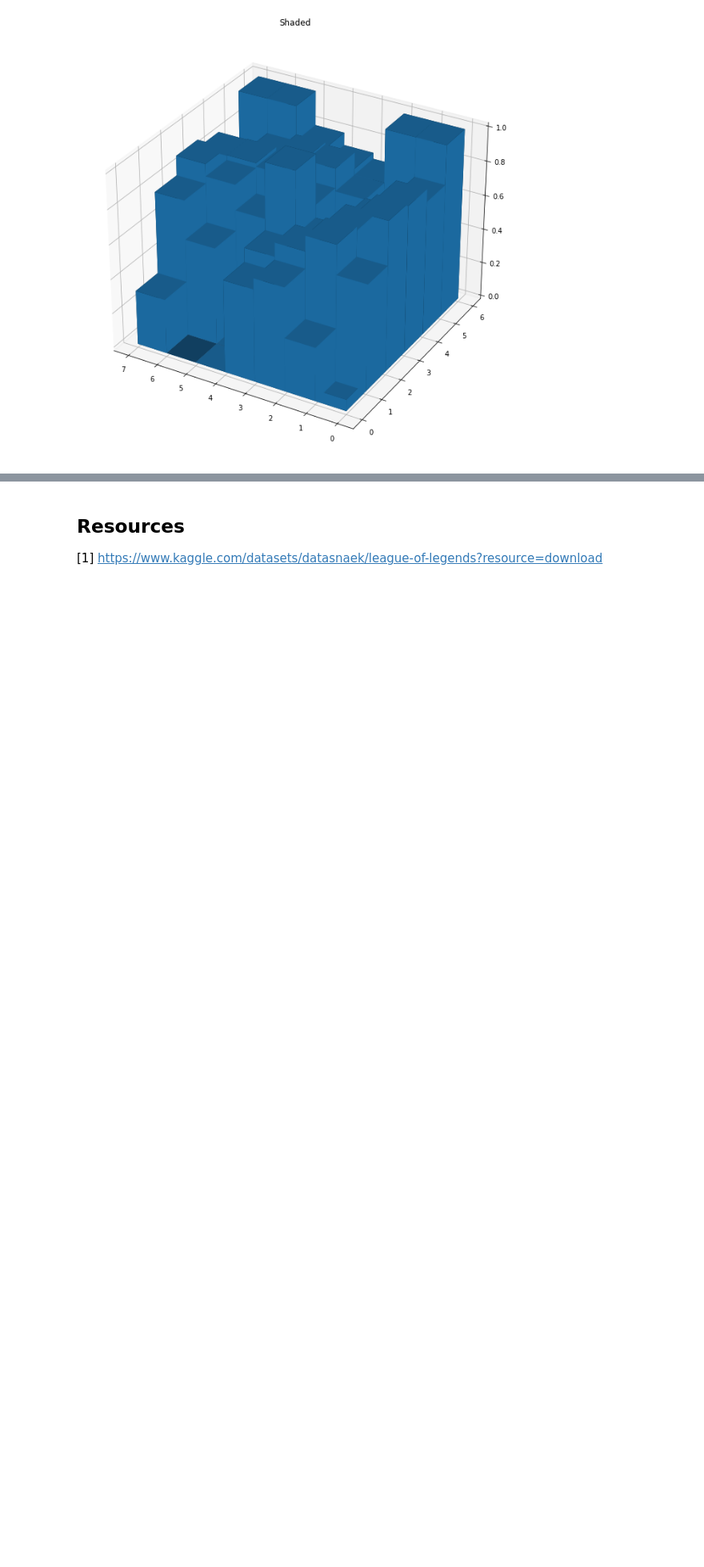
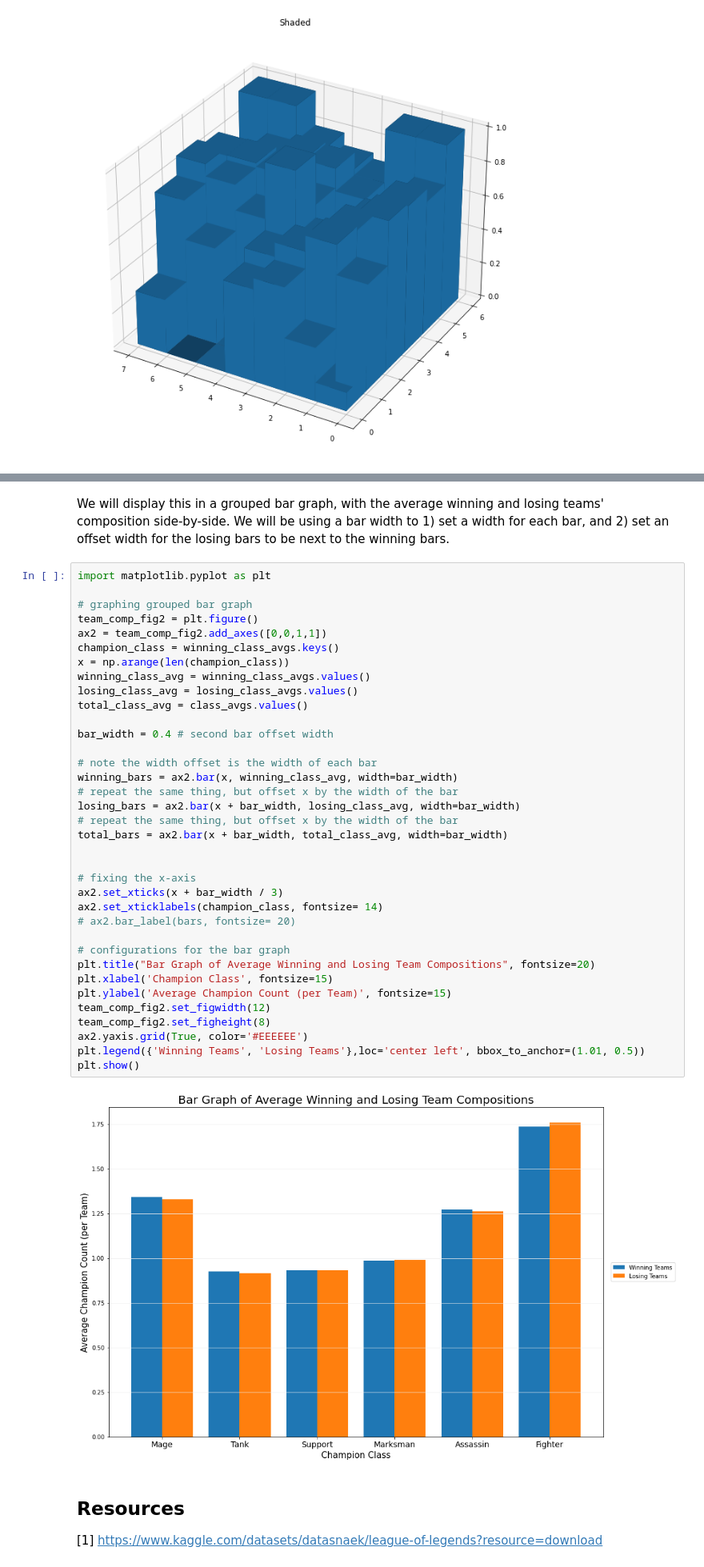
Before and after one commit to aj-sarama/blue-team, a Jupyter notebook: FinalProject.ipynb, the cells around one changed output, grey strips where cells are left out. Shown at 80% size. Cells and saved outputs as stored; diff of their text form; blank space fills up the shorter version.

```diff
--- a/FinalProject.ipynb
+++ b/FinalProject.ipynb
@@ -365,3 +562,43 @@ plt.show()
+# %% [markdown]
+We will display this in a grouped bar graph, with the average winning and losing teams' composition side-by-side. We will be using a bar width to 1) set a width for each bar, and 2) set an offset width for the losing bars to be next to the winning bars.
+# %%
+import matplotlib.pyplot as plt
+
+# graphing grouped bar graph
+team_comp_fig2 = plt.figure()
+ax2 = team_comp_fig2.add_axes([0,0,1,1])
+champion_class = winning_class_avgs.keys()
+x = np.arange(len(champion_class))
+winning_class_avg = winning_class_avgs.values()
+losing_class_avg = losing_class_avgs.values()
+total_class_avg = class_avgs.values()
+
+bar_width = 0.4 # second bar offset width
+
+# note the width offset is the width of each bar
+winning_bars = ax2.bar(x, winning_class_avg, width=bar_width)
+# repeat the same thing, but offset x by the width of the bar
+losing_bars = ax2.bar(x + bar_width, losing_class_avg, width=bar_width)
+# repeat the same thing, but offset x by the width of the bar
+total_bars = ax2.bar(x + bar_width, total_class_avg, width=bar_width)
+
+
+# fixing the x-axis
+ax2.set_xticks(x + bar_width / 3)
+ax2.set_xticklabels(champion_class, fontsize= 14)
+# ax2.bar_label(bars, fontsize= 20)
+
+# configurations for the bar graph
+plt.title("Bar Graph of Average Winning and Losing Team Compositions", fontsize=20)
+plt.xlabel('Champion Class', fontsize=15)
+plt.ylabel('Average Champion Count (per Team)', fontsize=15)
+team_comp_fig2.set_figwidth(12)
+team_comp_fig2.set_figheight(8)
+ax2.yaxis.grid(True, color='#EEEEEE')
+plt.legend({'Winning Teams', 'Losing Teams'},loc='center left', bbox_to_anchor=(1.01, 0.5))
+plt.show()
+# %% [output]
+[figure, added]
 # %% [markdown]
 ## Resources
 
```
Also changed, not shown: parts of 10 cells of this notebook.
